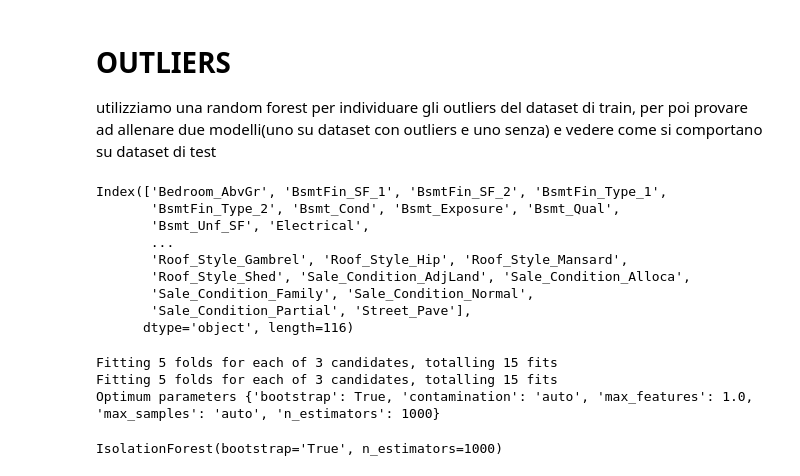
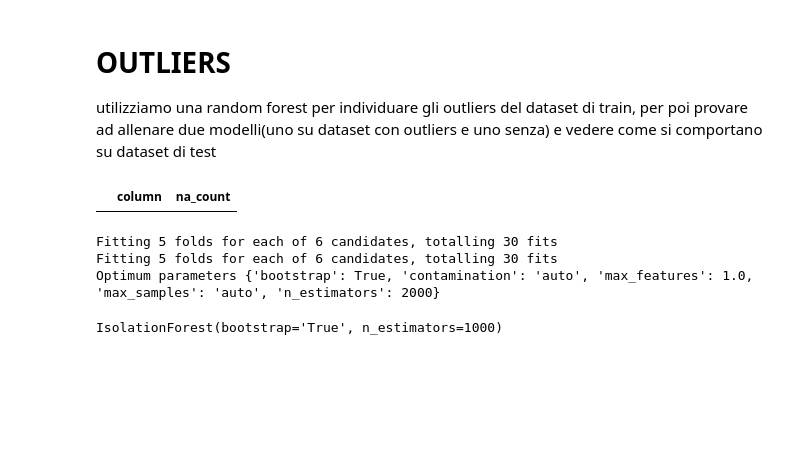
Before and after one commit to TheBrex/Ames_house_Price_Prediction, a Jupyter notebook: encoding_and_outliers.ipynb, the cells around one changed output. Drawn from its saved outputs; the diff is of its cells as text; code cells hidden in the pictures; blank space fills up the shorter version.

```diff
--- a/encoding_and_outliers.ipynb
+++ b/encoding_and_outliers.ipynb
@@ -256,20 +262,11 @@ Utilities
 utilizziamo una random forest per individuare gli outliers del dataset di train, per poi provare ad allenare due modelli(uno su dataset con outliers e uno senza) e vedere come si comportano su dataset di test
 # %%
 identify_columns_with_na(X_train_ready)
-X_train_ready.columns
 # %% [output]
-Index(['Bedroom_AbvGr', 'BsmtFin_SF_1', 'BsmtFin_SF_2', 'BsmtFin_Type_1',
-       'BsmtFin_Type_2', 'Bsmt_Cond', 'Bsmt_Exposure', 'Bsmt_Qual',
-       'Bsmt_Unf_SF', 'Electrical',
-       ...
-       'Roof_Style_Gambrel', 'Roof_Style_Hip', 'Roof_Style_Mansard',
-       'Roof_Style_Shed', 'Sale_Condition_AdjLand', 'Sale_Condition_Alloca',
-       'Sale_Condition_Family', 'Sale_Condition_Normal',
-       'Sale_Condition_Partial', 'Street_Pave'],
-      dtype='object', length=116)
+|  | column | na_count |
 # %%
 iso = IsolationForest()
-param_grid = {'n_estimators': [1000], #numero di alberi nella foresta
+param_grid = {'n_estimators': [1000, 2000], #numero di alberi nella foresta
               'max_samples': ['auto'], #numero di campioni prelevati per addestrare gli alberi
               'contamination': ['auto'],  #proporzione attesa di outliers nel dataset <-- Molto sensibile
               'bootstrap' : [True],
@@ -292,9 +289,9 @@ grid_search.fit(X_temp.values, y_train)#Allena tanti modelli quante sono le comb
 best_model = grid_search.fit(X_temp.values, y_train)
 print('Optimum parameters', best_model.best_params_)
 # %% [output]
-Fitting 5 folds for each of 3 candidates, totalling 15 fits
-Fitting 5 folds for each of 3 candidates, totalling 15 fits
-Optimum parameters {'bootstrap': True, 'contamination': 'auto', 'max_features': 1.0, 'max_samples': 'auto', 'n_estimators': 1000}
+Fitting 5 folds for each of 6 candidates, totalling 30 fits
+Fitting 5 folds for each of 6 candidates, totalling 30 fits
+Optimum parameters {'bootstrap': True, 'contamination': 'auto', 'max_features': 1.0, 'max_samples': 'auto', 'n_estimators': 2000}
 # %%
 '''Optimum parameters {'bootstrap': True, 'contamination': 'auto', 'max_features': 1.0, 'max_samples': 'auto', 'n_estimators': 1000}'''
 
```
Also changed, not shown: parts of 5 cells of this notebook, 9 other files.
